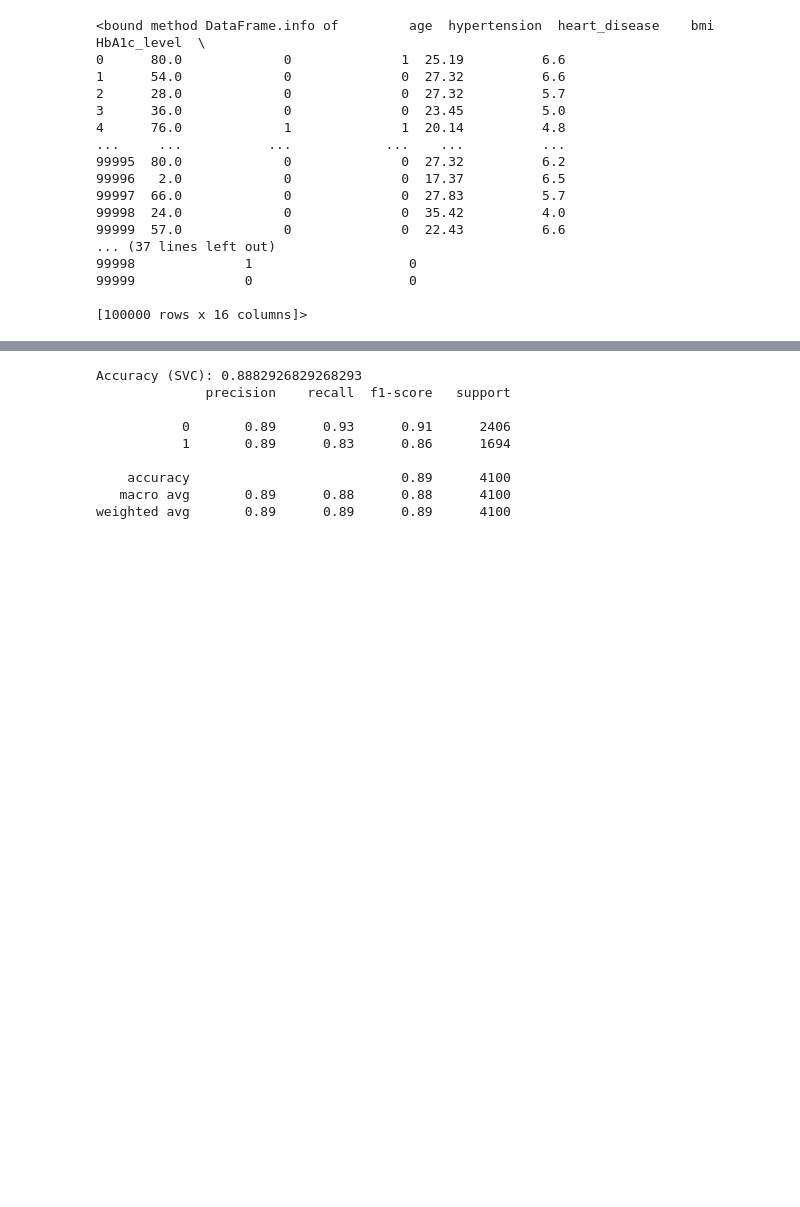
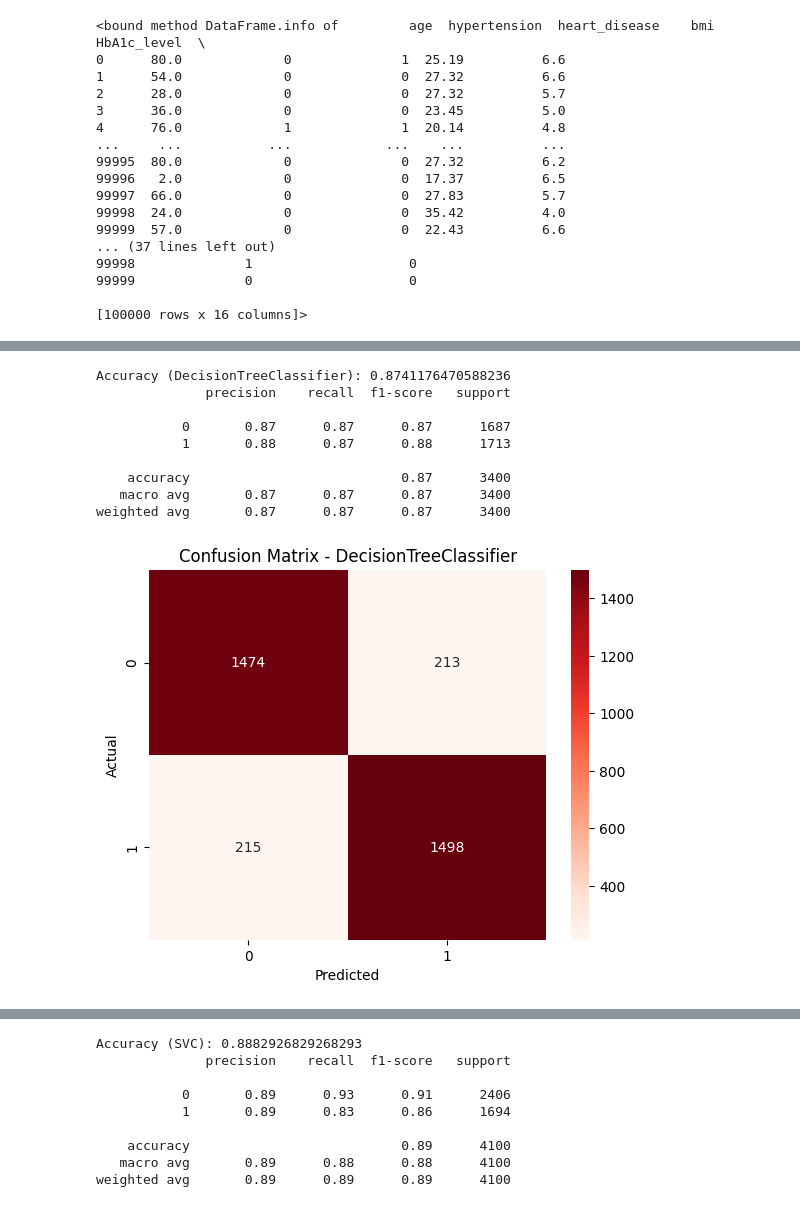
Before and after one commit to cenixeriadev/DiabetesPredictorWeb, a Jupyter notebook: models-ri-ml/prueba.ipynb, the cells around one changed output, grey strips where cells are left out. Saved outputs shown, nothing was run; the diff lists cells and outputs as text; code cells hidden in the pictures; blank space fills up the shorter version.

```diff
--- a/models-ri-ml/prueba.ipynb
+++ b/models-ri-ml/prueba.ipynb
@@ -318,0 +380,31 @@ weighted avg       0.90      0.90      0.90      4100
+# %%
+from sklearn.tree import DecisionTreeClassifier
+
+# Crear y entrenar el modelo DecisionTreeClassifier
+dt_model = DecisionTreeClassifier(random_state=42)
+dt_model.fit(X_train_scaled, y_train)
+
+# Predicciones
+y_pred_dt = dt_model.predict(X_test_scaled)
+
+# Evaluación
+print("Accuracy (DecisionTreeClassifier):", metrics.accuracy_score(y_test, y_pred_dt))
+print(metrics.classification_report(y_test, y_pred_dt))
+
+conf_mat_dt = metrics.confusion_matrix(y_test, y_pred_dt)
+sns.heatmap(conf_mat_dt, annot=True, fmt='d', cmap='Reds')
+plt.xlabel("Predicted")
+plt.ylabel("Actual")
+plt.title("Confusion Matrix - DecisionTreeClassifier")
+plt.show()
+# %% [output]
+Accuracy (DecisionTreeClassifier): 0.8741176470588236
+              precision    recall  f1-score   support
+
+           0       0.87      0.87      0.87      1687
+           1       0.88      0.87      0.88      1713
+
+    accuracy                           0.87      3400
+   macro avg       0.87      0.87      0.87      3400
+weighted avg       0.87      0.87      0.87      3400
+[figure, added]
```
Also changed, not shown: parts of 12 cells of this notebook.
